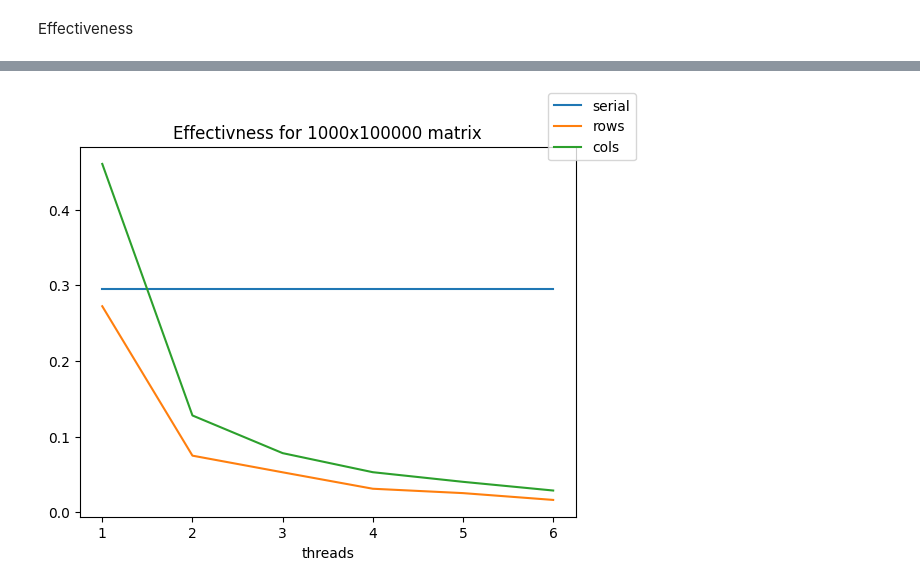
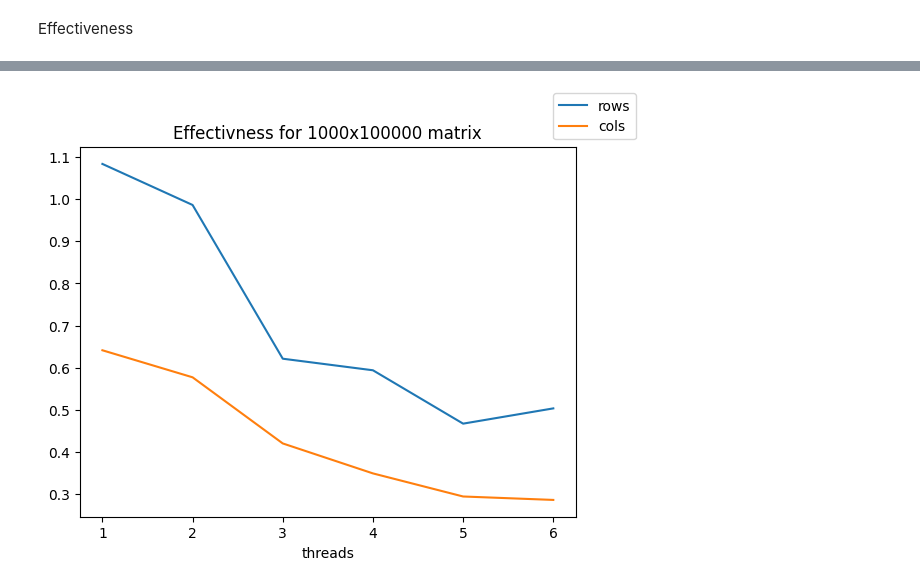
Before and after one commit to a13xbb/parallel-c, a Jupyter notebook: lab2/task1/comparison.ipynb, the cells around one changed output, grey strips where cells are left out. Cells and saved outputs as stored; diff of their text form; code cells hidden in the pictures.

```diff
--- a/lab2/task1/comparison.ipynb
+++ b/lab2/task1/comparison.ipynb
@@ -374,10 +379,9 @@ fig, ax = plt.subplots()
 ax.set_xlabel("threads")
 ax.set_title("Effectivness for 100000x1000 matrix")
 serial_m, serial_v = batch_get_mean_std(get_batched_timing("serial", "100000 1000"))
-ax.errorbar(range(1,7), serial_m, label="serial")
 for alg in ["rows", "cols"]:
     m, v = batch_get_mean_std(get_batched_timing(alg, "100000 1000"))
-    ax.errorbar(range(1,7), m/range(1,7), label=alg)
+    ax.errorbar(range(1,7), serial_m/(m*np.asarray(range(1,7))), label=alg)
 fig.legend()
 plt.show()
 # %% [output]
@@ -385,16 +389,15 @@ plt.show()
 # %%
 fig, ax = plt.subplots()
 ax.set_xlabel("threads")
 ax.set_title("Effectivness for 1000x100000 matrix")
 serial_m, serial_v = batch_get_mean_std(get_batched_timing("serial", "1000 100000"))
-ax.errorbar(range(1,7), serial_m, label="serial")
 for alg in ["rows", "cols"]:
     m, v = batch_get_mean_std(get_batched_timing(alg, "1000 100000"))
-    ax.errorbar(range(1,7), m/range(1,7), label=alg)
+    ax.errorbar(range(1,7), serial_m/(m*np.asarray(range(1,7))), label=alg)
 fig.legend()
 plt.show()
 # %% [output]
-[figure, old version]
+[figure, new version]
 # %%
 fig, ax = plt.subplots()
 ax.set_xlabel("threads")
```
Also changed, not shown: parts of 6 cells of this notebook.
